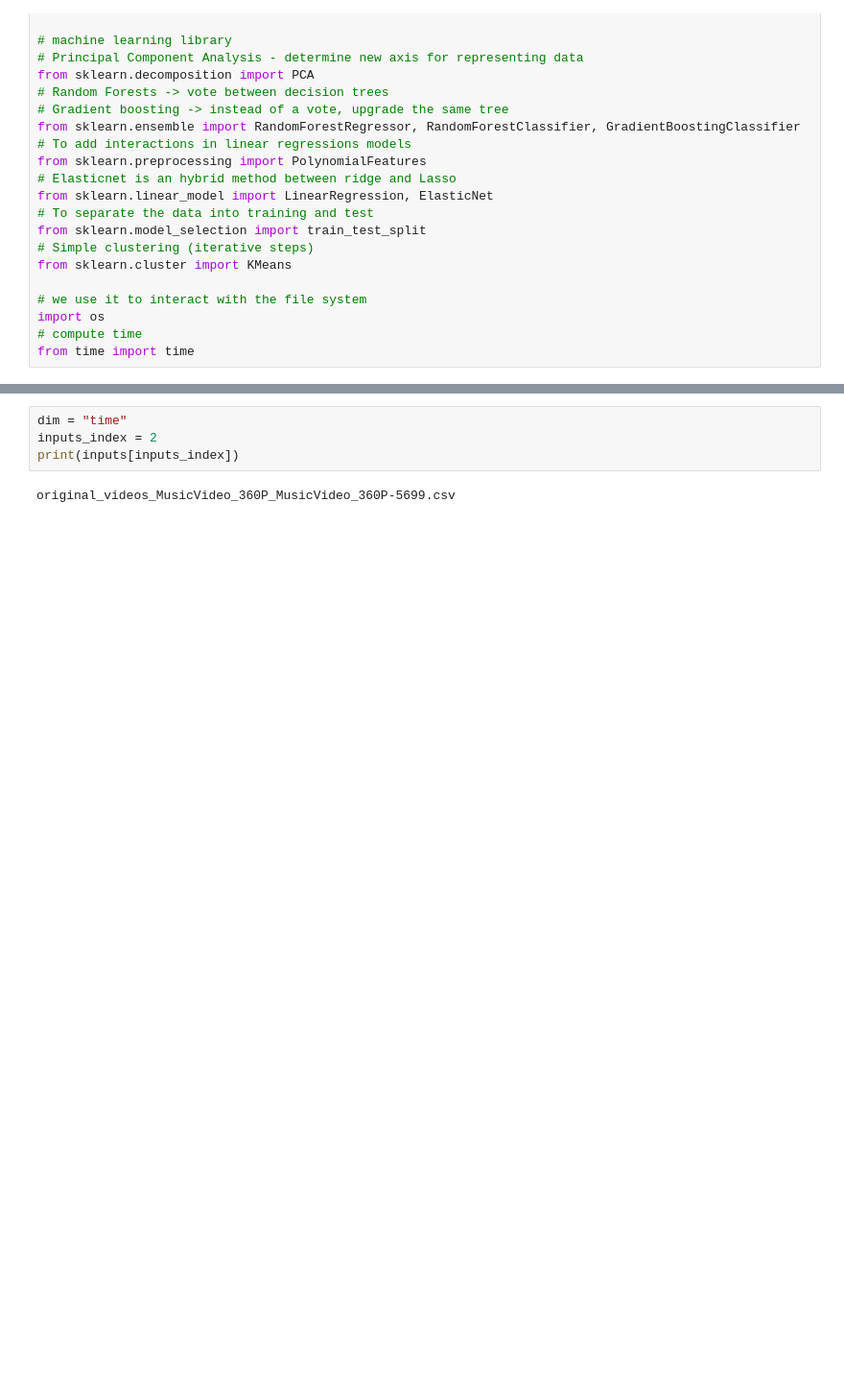
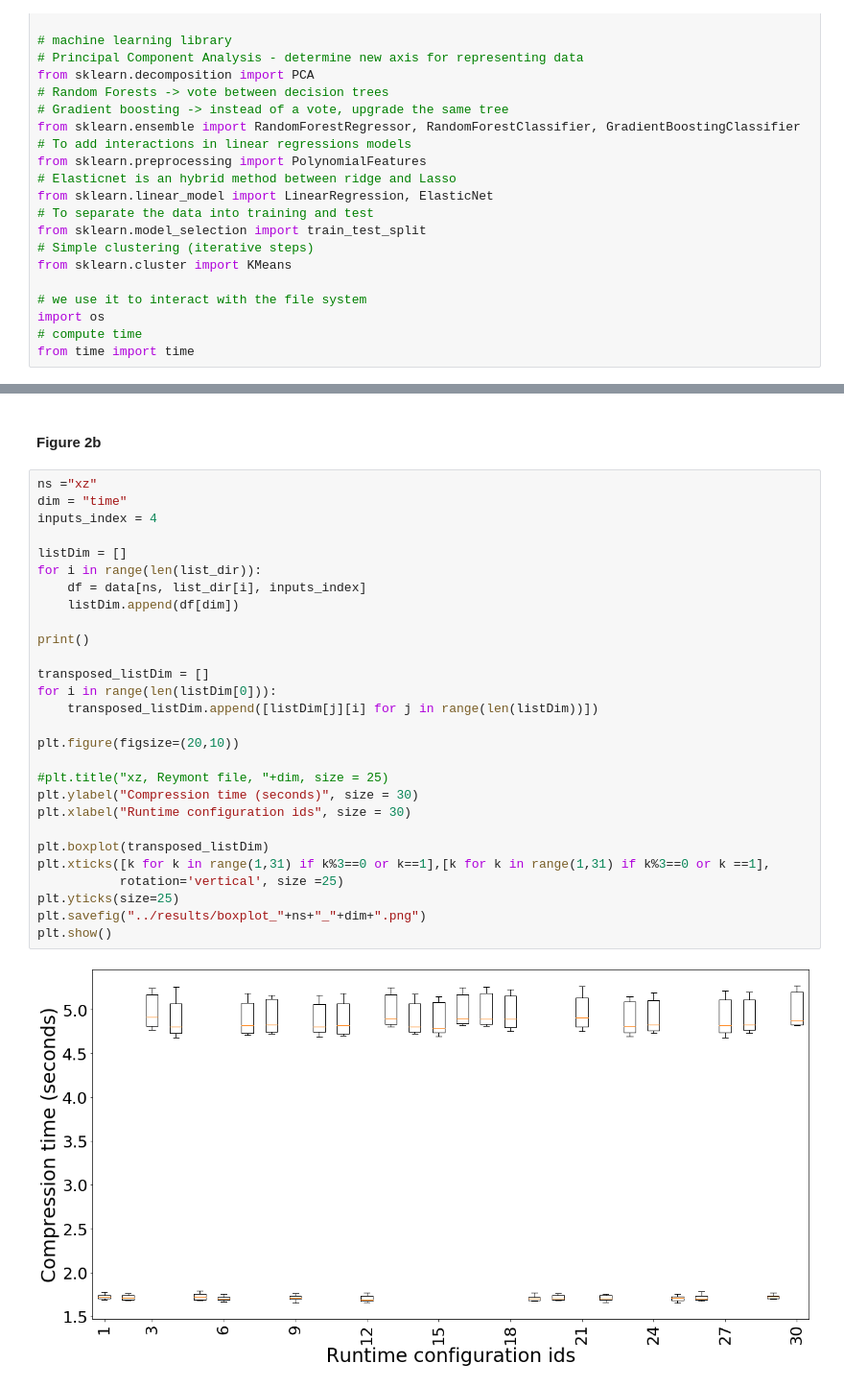
Before and after one commit to llesoil/ctime_opt, a Jupyter notebook: src/Interplay - main notebook.ipynb, the cells around one changed output, grey strips where cells are left out. Shown at 96% size. Saved outputs shown, nothing was run; the diff lists cells and outputs as text; blank space fills up the shorter version.

```diff
--- a/src/Interplay - main notebook.ipynb
+++ b/src/Interplay - main notebook.ipynb
@@ -135,6 +111,32 @@ plt.show()
-# %%
-dim = "time"
-inputs_index = 2
-print(inputs[inputs_index])
-# %% [output]
-original_videos_MusicVideo_360P_MusicVideo_360P-5699.csv
+# %% [markdown]
+#### Figure 2b
+# %%
+ns ="xz"
+dim = "time"
+inputs_index = 4
+
+listDim = []
+for i in range(len(list_dir)):
+    df = data[ns, list_dir[i], inputs_index]
+    listDim.append(df[dim])
+
+print()
+
+transposed_listDim = []
+for i in range(len(listDim[0])):
+    transposed_listDim.append([listDim[j][i] for j in range(len(listDim))])
+
+plt.figure(figsize=(20,10))
+
+#plt.title("xz, Reymont file, "+dim, size = 25)
+plt.ylabel("Compression time (seconds)", size = 30)
+plt.xlabel("Runtime configuration ids", size = 30)
+
+plt.boxplot(transposed_listDim)
+plt.xticks([k for k in range(1,31) if k%3==0 or k==1],[k for k in range(1,31) if k%3==0 or k ==1],
+           rotation='vertical', size =25)
+plt.yticks(size=25)
+plt.savefig("../results/boxplot_"+ns+"_"+dim+".png")
+plt.show()
+# %% [output]
+[figure, added]
```
Also changed, not shown: parts of 37 cells of this notebook, 29 other files.
